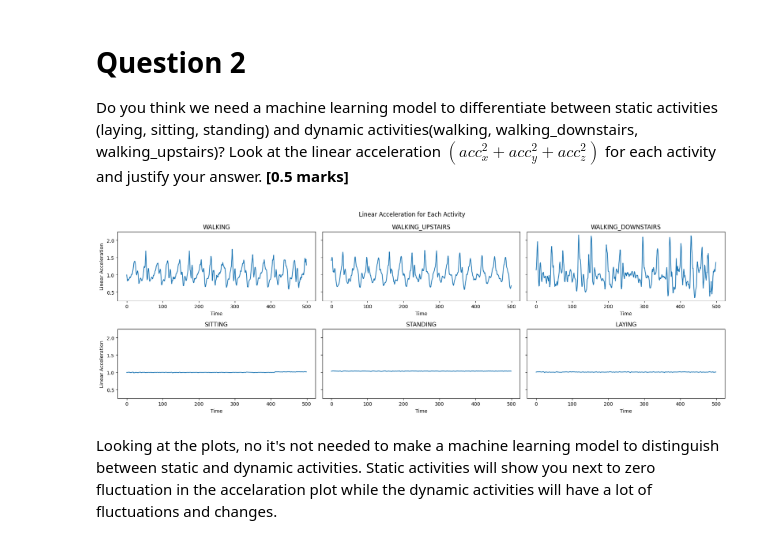
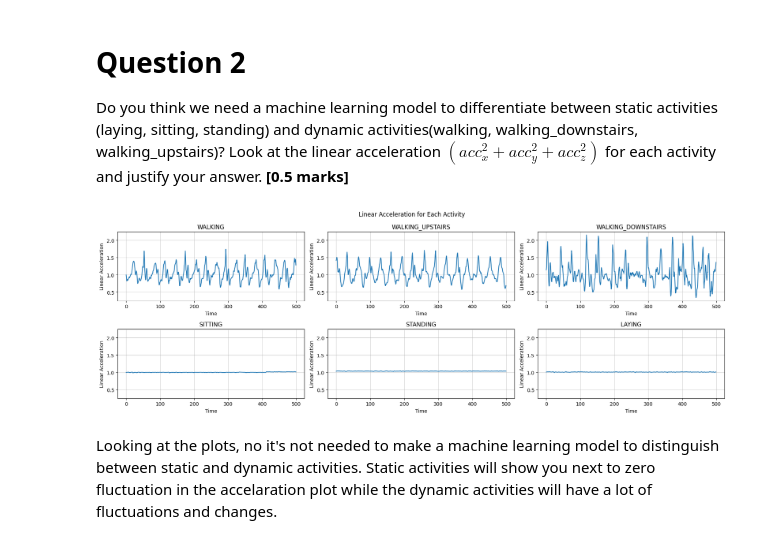
Before and after one commit to HarshJamgaonkar05/ES-335-ML-Assignment-1, a Jupyter notebook: HAR_EDA.ipynb, the cells around one changed output. Drawn from its saved outputs; the diff is of its cells as text; code cells hidden in the pictures.

```diff
--- a/HAR_EDA.ipynb
+++ b/HAR_EDA.ipynb
@@ -249,6 +249,10 @@ print(y_test)
 Plot the waveform for one sample data from each activity class. Are you able to see any difference/similarities between the activities? You can plot a subplot having 6 columns to show differences/similarities between the activities. Do you think the model will be able to classify the activities based on the data? **[0.5 marks]**
 # %%
 import matplotlib.pyplot as plt
+
+all_acc = X_train.reshape(-1, X_train.shape[2])
+ymin = np.min(all_acc)
+ymax = np.max(all_acc)
 
 fig, axes = plt.subplots(3, 2, figsize=(14, 12))
 
@@ -263,10 +267,10 @@ for i, (j, activity) in enumerate(ACTIVITIES.items()):
     axes[row, col].plot(sample[:, 0], label='accx', linewidth=1.2)
     axes[row, col].plot(sample[:, 1], label='accy', linewidth=1.2)
     axes[row, col].plot(sample[:, 2], label='accz', linewidth=1.2)
-
     axes[row, col].set_title(activity)
     axes[row, col].set_xlabel('Time')
     axes[row, col].grid(alpha=0.6)
+    axes[row, col].set_ylim([ymin, ymax])
 
     if col == 0:
         axes[row, col].set_ylabel('Acceleration', fontsize=12)
@@ -286,27 +290,36 @@ Even though the three walking activities are similar, their patterns are not ide
 Do you think we need a machine learning model to differentiate between static activities (laying, sitting, standing) and dynamic activities(walking, walking_downstairs, walking_upstairs)? Look at the linear acceleration $(acc_x^2+acc_y^2+acc_z^2)$ for each activity and justify your answer. **[0.5 marks]**
 # %%
 fig, axes = plt.subplots(2, 3, figsize=(18, 6), sharey=True)
+
 for idx, (class_num, activity) in enumerate(ACTIVITIES.items()):
 
     row = idx // 3
     col = idx % 3
+
     sample_i = np.where(y_train == class_num)[0][0]
+    sample = X_train[sample_i]
 
-
-    sample = X_train[sample_i]
     lin_acc = np.sqrt(sample[:, 0]**2 + sample[:, 1]**2 + sample[:, 2]**2)
 
     axes[row, col].plot(lin_acc)
     axes[row, col].set_title(activity)
     axes[row, col].set_xlabel('Time')
+    axes[row, col].yaxis.set_visible(True)
+    axes[row, col].tick_params(axis='y', labelleft=True)
+
+    axes[row, col].grid(alpha=0.6)
 
     if col == 0:
         axes[row, col].set_ylabel('Linear Acceleration')
+    else:
+
+        axes[row, col].set_ylabel('Linear Acceleration')
+
 plt.suptitle('Linear Acceleration for Each Activity')
 plt.tight_layout()
 plt.show()
 # %% [output]
-[figure, old version]
+[figure, new version]
 # %% [markdown]
 Looking at the plots, no it's not needed to make a machine learning model to distinguish between static and dynamic activities. Static activities will show you next to zero fluctuation in the accelaration plot while the dynamic activities will have a lot of fluctuations and changes.
 # %% [markdown]
```
Also changed, not shown: parts of 3 cells of this notebook, 1 other file.
